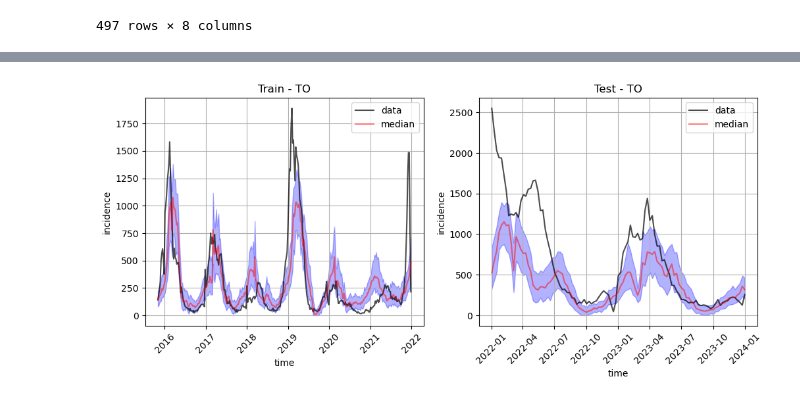
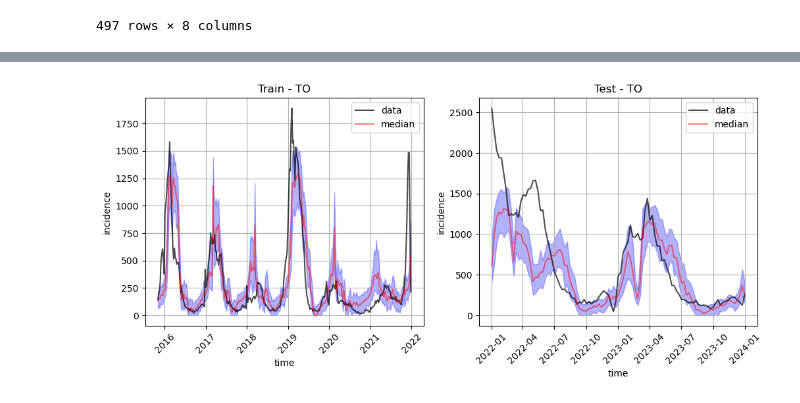
Before and after one commit to AlertaDengue/transfer-learning-forecast, a Jupyter notebook: forecast/train_and_eval.ipynb, the cells around one changed output, grey strips where cells are left out. Drawn from its saved outputs; the diff is of its cells as text; code cells hidden in the pictures.

Commit message:
add custom loss function

```diff
--- a/forecast/train_and_eval.ipynb
+++ b/forecast/train_and_eval.ipynb
@@ -74,0 +110,12 @@ Wall time: 1min 8s
+# %%
+%%time
+
+city = 'TO'
+
+FILENAME_DATA = f'../data/dengue_{city}.csv.gz'
+
+end_date = '2023-12-31'
+
+loss = custom_loss_msle_slope(p=5, threshold = 10.0)
+
+train_dl_model(city,loss = loss, doenca = 'dengue', end_date_train = '2021-12-31', hidden = 32, ratio = None , end_date = end_date, plot = True, filename_data = FILENAME_DATA, min_delta = 0.01, label = 'cl2_p_5', lr = 0.001, epochs = 200)
@@ -75,11 +143,11 @@ Wall time: 1min 8s
 # %%
 %%time
 
-metrics = apply_model(city, ini_date = '2015-06-01',
+metrics1 = apply_model(city, ini_date = '2015-06-01',
                     end_date = end_date, look_back = LOOK_BACK, end_train_date = '2021-12-31', batch_size = 1,
                     predict_n = PREDICT_N,  ratio = None,
                     label_pred= f'dengue_{city}',
-                    model_name = f'trained_{city}_dengue_t1',
+                    model_name = f'trained_{city}_dengue_t_msle',
                     filename = f'../data/dengue_{city}.csv.gz', plot = True)
 # %% [output]
-[figure, old version]
+[figure, new version]
```
Also changed, not shown: parts of 15 cells of this notebook, 3 other files.
